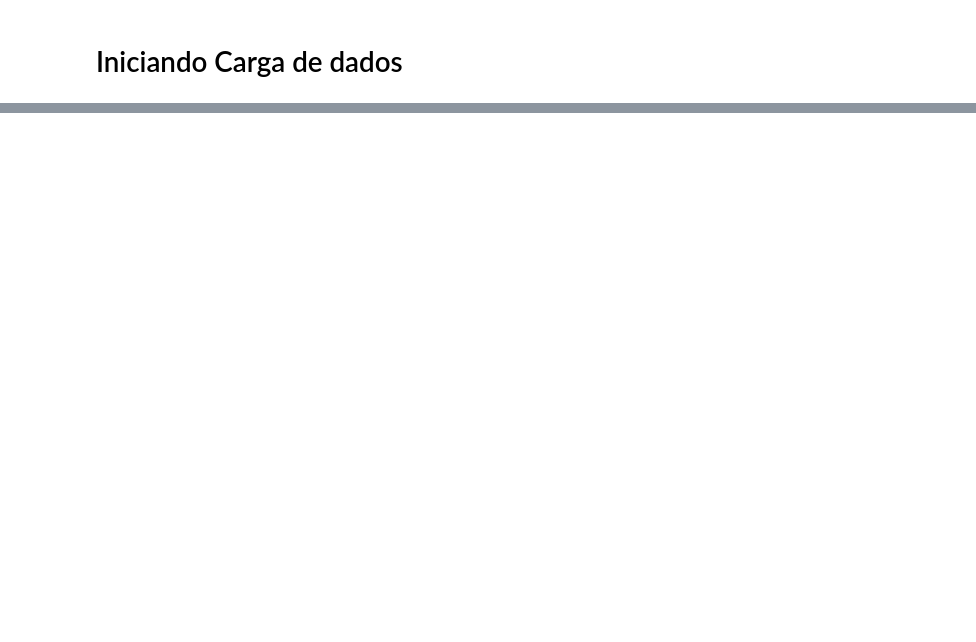
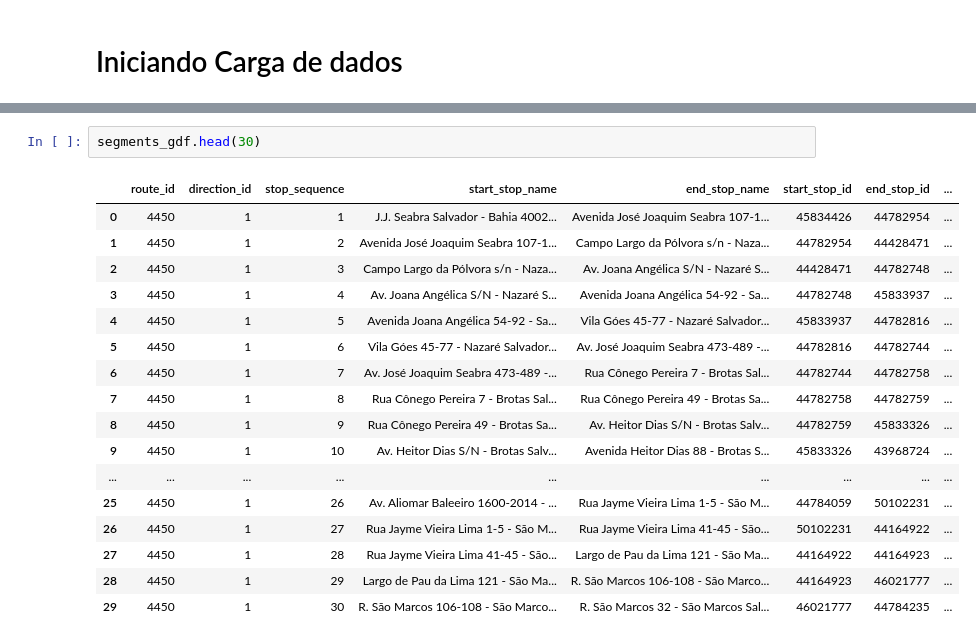
Before and after one commit to jorgenery/pygeo, a Jupyter notebook: Tratamento GTFS.ipynb, the cells around one changed output, grey strips where cells are left out. Saved outputs shown, nothing was run; the diff lists cells and outputs as text; blank space fills up the shorter version.

```diff
--- a/Tratamento GTFS.ipynb
+++ b/Tratamento GTFS.ipynb
@@ -80,0 +88,20 @@ ImportError: ignored
+# %%
+segments_gdf.head(30)
+# %% [output]
+|  | route_id | direction_id | stop_sequence | start_stop_name | end_stop_name | start_stop_id | end_stop_id | ... |
+| 0 | 4450 | 1 | 1 | J.J. Seabra Salvador - Bahia 4002... | Avenida José Joaquim Seabra 107-1... | 45834426 | 44782954 | ... |
+| 1 | 4450 | 1 | 2 | Avenida José Joaquim Seabra 107-1... | Campo Largo da Pólvora s/n - Naza... | 44782954 | 44428471 | ... |
+| 2 | 4450 | 1 | 3 | Campo Largo da Pólvora s/n - Naza... | Av. Joana Angélica S/N - Nazaré S... | 44428471 | 44782748 | ... |
+| 3 | 4450 | 1 | 4 | Av. Joana Angélica S/N - Nazaré S... | Avenida Joana Angélica 54-92 - Sa... | 44782748 | 45833937 | ... |
+| 4 | 4450 | 1 | 5 | Avenida Joana Angélica 54-92 - Sa... | Vila Góes 45-77 - Nazaré Salvador... | 45833937 | 44782816 | ... |
+| 5 | 4450 | 1 | 6 | Vila Góes 45-77 - Nazaré Salvador... | Av. José Joaquim Seabra 473-489 -... | 44782816 | 44782744 | ... |
+| 6 | 4450 | 1 | 7 | Av. José Joaquim Seabra 473-489 -... | Rua Cônego Pereira 7 - Brotas Sal... | 44782744 | 44782758 | ... |
+| 7 | 4450 | 1 | 8 | Rua Cônego Pereira 7 - Brotas Sal... | Rua Cônego Pereira 49 - Brotas Sa... | 44782758 | 44782759 | ... |
+| 8 | 4450 | 1 | 9 | Rua Cônego Pereira 49 - Brotas Sa... | Av. Heitor Dias S/N - Brotas Salv... | 44782759 | 45833326 | ... |
+| 9 | 4450 | 1 | 10 | Av. Heitor Dias S/N - Brotas Salv... | Avenida Heitor Dias 88 - Brotas S... | 45833326 | 43968724 | ... |
+| ... | ... | ... | ... | ... | ... | ... | ... | ... |
+| 25 | 4450 | 1 | 26 | Av. Aliomar Baleeiro 1600-2014 - ... | Rua Jayme Vieira Lima 1-5 - São M... | 44784059 | 50102231 | ... |
+| 26 | 4450 | 1 | 27 | Rua Jayme Vieira Lima 1-5 - São M... | Rua Jayme Vieira Lima 41-45 - São... | 50102231 | 44164922 | ... |
+| 27 | 4450 | 1 | 28 | Rua Jayme Vieira Lima 41-45 - São... | Largo de Pau da Lima 121 - São Ma... | 44164922 | 44164923 | ... |
+| 28 | 4450 | 1 | 29 | Largo de Pau da Lima 121 - São Ma... | R. São Marcos 106-108 - São Marco... | 44164923 | 46021777 | ... |
+| 29 | 4450 | 1 | 30 | R. São Marcos 106-108 - São Marco... | R. São Marcos 32 - São Marcos Sal... | 46021777 | 44784235 | ... |
```
Also changed, not shown: parts of 4 cells of this notebook.
